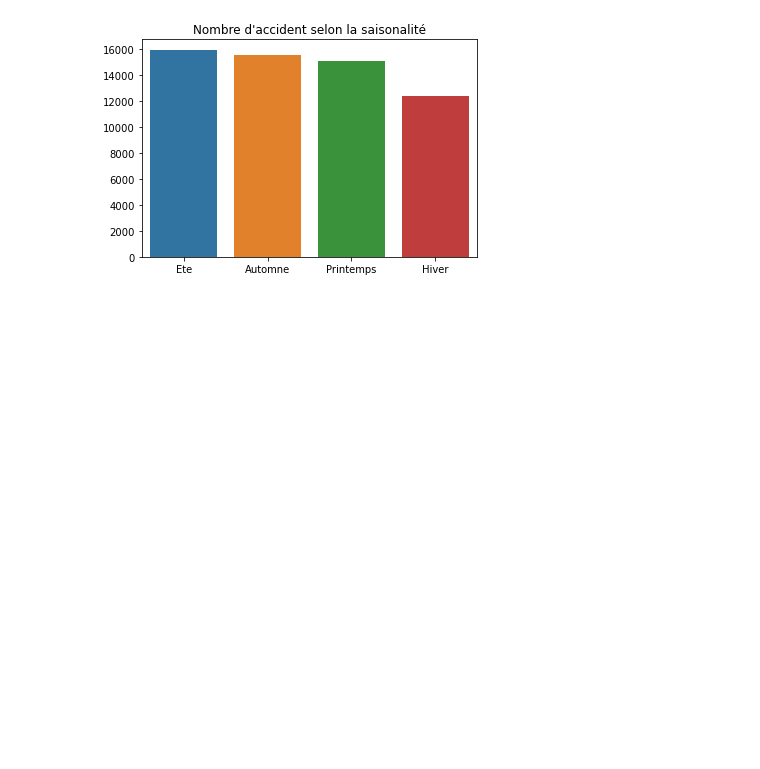
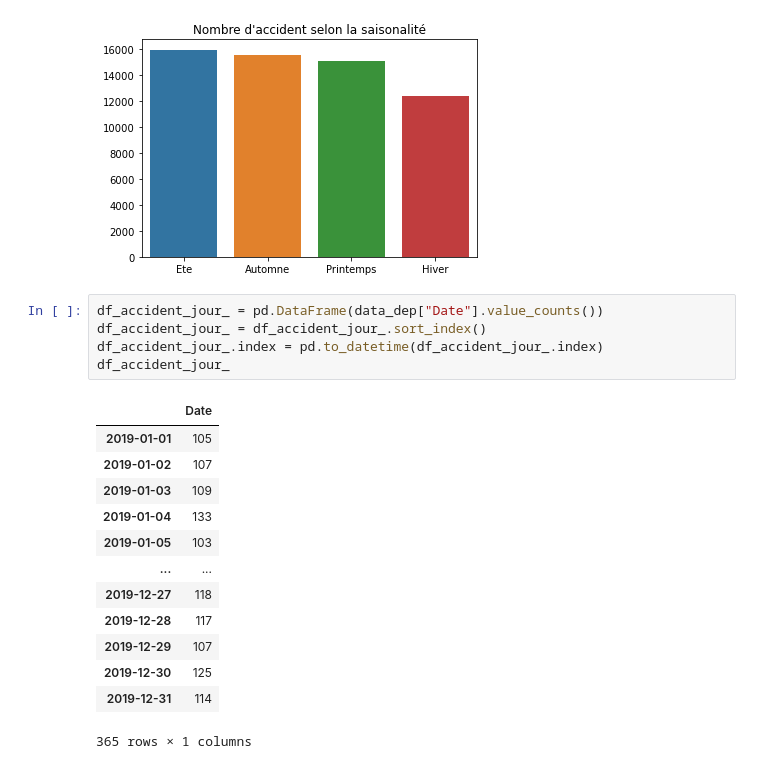
Before and after one commit to hugo-mi/SD701_Projet_Analyse_Accident_De_La_Route, a Jupyter notebook: Projet_EGVD_Data_Analysis.ipynb, the cells around one changed output. Cells and saved outputs as stored; diff of their text form; blank space fills up the shorter version.

```diff
--- a/Projet_EGVD_Data_Analysis.ipynb
+++ b/Projet_EGVD_Data_Analysis.ipynb
@@ -265,4 +267,23 @@ sns.barplot(data=df_saison_accident).set_title("Nombre d'accident selon la saiso
 # %% [output]
 Text(0.5, 1.0, "Nombre d'accident selon la saisonalité")
 [figure]
+# %%
+df_accident_jour_ = pd.DataFrame(data_dep["Date"].value_counts())
+df_accident_jour_ = df_accident_jour_.sort_index()
+df_accident_jour_.index = pd.to_datetime(df_accident_jour_.index)
+df_accident_jour_
+# %% [output]
+|  | Date |
+| 2019-01-01 | 105 |
+| 2019-01-02 | 107 |
+| 2019-01-03 | 109 |
+| 2019-01-04 | 133 |
+| 2019-01-05 | 103 |
+| ... | ... |
+| 2019-12-27 | 118 |
+| 2019-12-28 | 117 |
+| 2019-12-29 | 107 |
+| 2019-12-30 | 125 |
+| 2019-12-31 | 114 |
+365 rows × 1 columns
 # %%
```
Also changed, not shown: parts of 4 cells of this notebook, 1 other file.
